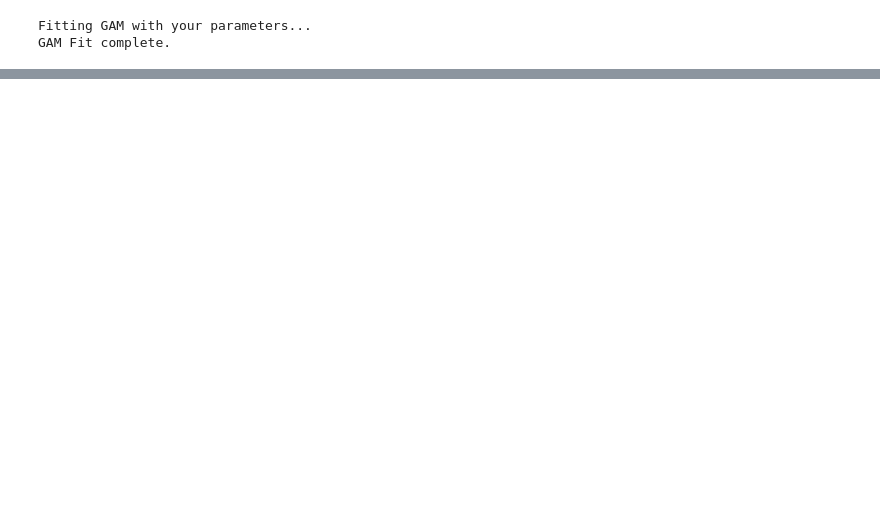
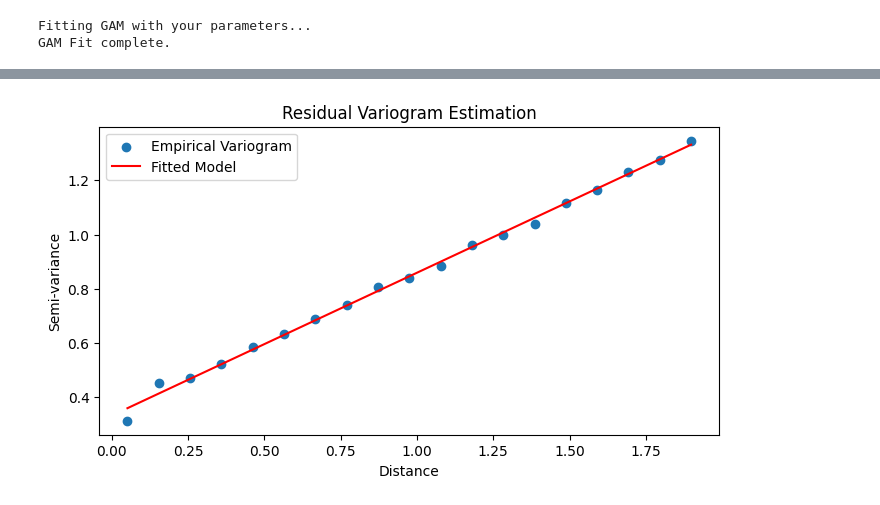
Before and after one commit to mdb0/extreme-precipitation-extents, a Jupyter notebook: load_data.ipynb, the cells around one changed output, grey strips where cells are left out. Saved outputs shown, nothing was run; the diff lists cells and outputs as text; code cells hidden in the pictures; blank space fills up the shorter version.

Commit message:
clean code and add residual model

```diff
--- a/load_data.ipynb
+++ b/load_data.ipynb
@@ -270,0 +146,94 @@ Calculating long-term averages (1950-2023)...
+# %%
+
+from scipy.spatial.distance import pdist
+from scipy.optimize import curve_fit
+from tqdm import tqdm
+
+train_df['gam_pred'] = gam.predict(X_gam)
+train_df['residual'] = train_df['TNTXM'] - train_df['gam_pred']
+
+# Instead of fitting a GP on raw points, we compute the semi-variance
+# for pairs of stations within the same day.
+# We can use many more days this way because we don't invert a matrix.
+
+n_days_sample = 20000  # Use 50 days to get a very robust estimate
+dates = train_df[['year', 'day_of_year']].drop_duplicates()
+selected_dates = dates.sample(n=n_days_sample, random_state=42) # Select random days spread across history
+
+distances_all = []
+semivariances_all = []
+
+print(f"Computing empirical variogram from {n_days_sample} days...")
+
+for _, row in tqdm(selected_dates.iterrows(), total=n_days_sample):
+    day_data = train_df[(train_df['year'] == row['year']) &
+                        (train_df['day_of_year'] == row['day_of_year'])] # Get all stations for this specific day
+
+    if len(day_data) < 5: continue # Skip days with too few stations
+
+    coords = day_data[['LON', 'LAT']].values
+    vals = day_data['residual'].values
+
+    dists = pdist(coords) # Compute pairwise distances (~ Eclidan dist)
+
+    # Compute semi-variance: 0.5 * (val_i - val_j)^2
+    semivars = 0.5 * (pdist(vals[:, None], metric='euclidean') ** 2) # 'euclidean' on 1D is just abs diff
+
+    distances_all.append(dists)
+    semivariances_all.append(semivars)
+
+
+distances_all = np.concatenate(distances_all)
+semivariances_all = np.concatenate(semivariances_all)
+
+
+# Bin the data to get the experimental variogram points
+# Create 20 bins up to the max distance
+max_dist = np.percentile(distances_all, 90) # Ignore extreme outliers
+bins = np.linspace(0, max_dist, 20)
+bin_centers = 0.5 * (bins[1:] + bins[:-1])
+bin_means = []
+
+for i in range(len(bins)-1):
+    mask = (distances_all >= bins[i]) & (distances_all < bins[i+1])
+    if np.sum(mask) > 0:
+        bin_means.append(np.mean(semivariances_all[mask]))
+    else:
+        bin_means.append(np.nan)
+
+bin_means = np.array(bin_means)
+valid_mask = ~np.isnan(bin_means)
+
+# Define the theoretical Variogram function (Exponential / Matern nu=0.5)
+# gamma(h) = nugget + sill * (1 - exp(-h / range))
+def exponential_variogram(h, nugget, sill, range_val):
+    return nugget + sill * (1 - np.exp(-h / range_val))
+
+# Fit curve
+
+# Initial guesses: nugget=0, sill=var(residuals), range=max_dist/3
+p0 = [0.1, np.var(train_df['residual']), max_dist/3]
+bounds = ([0, 0, 0], [np.inf, np.inf, np.inf])
+
+popt, _ = curve_fit(exponential_variogram, bin_centers[valid_mask], bin_means[valid_mask], p0=p0, bounds=bounds)
+fitted_nugget, fitted_sill, fitted_range = popt
+
+print(f"Fitted Parameters -> Range: {fitted_range:.4f}, Sill: {fitted_sill:.4f}, Nugget: {fitted_nugget:.4f}")
+
+# Plot to verify
+plt.figure(figsize=(8, 4))
+plt.scatter(bin_centers[valid_mask], bin_means[valid_mask], label='Empirical Variogram')
+plt.plot(bin_centers, exponential_variogram(bin_centers, *popt), 'r-', label='Fitted Model')
+plt.xlabel('Distance')
+plt.ylabel('Semi-variance')
+plt.title('Residual Variogram Estimation')
+plt.legend()
+plt.show()
+
+
+# Now we create the GP with these FIXED parameters.
+kernel_fixed = fitted_sill * Matern(length_scale=fitted_range, nu=0.5) + WhiteKernel(noise_level=fitted_nugget)
+gp_estimator_fixed = GaussianProcessRegressor(kernel=kernel_fixed, optimizer=None, normalize_y=False)
+
+print("GP Estimator configured with robust parameters.")
+# %% [output]
@@ -270,0 +242 @@ Calculating long-term averages (1950-2023)...
+[figure, added]
```
Also changed, not shown: parts of 17 cells of this notebook.
